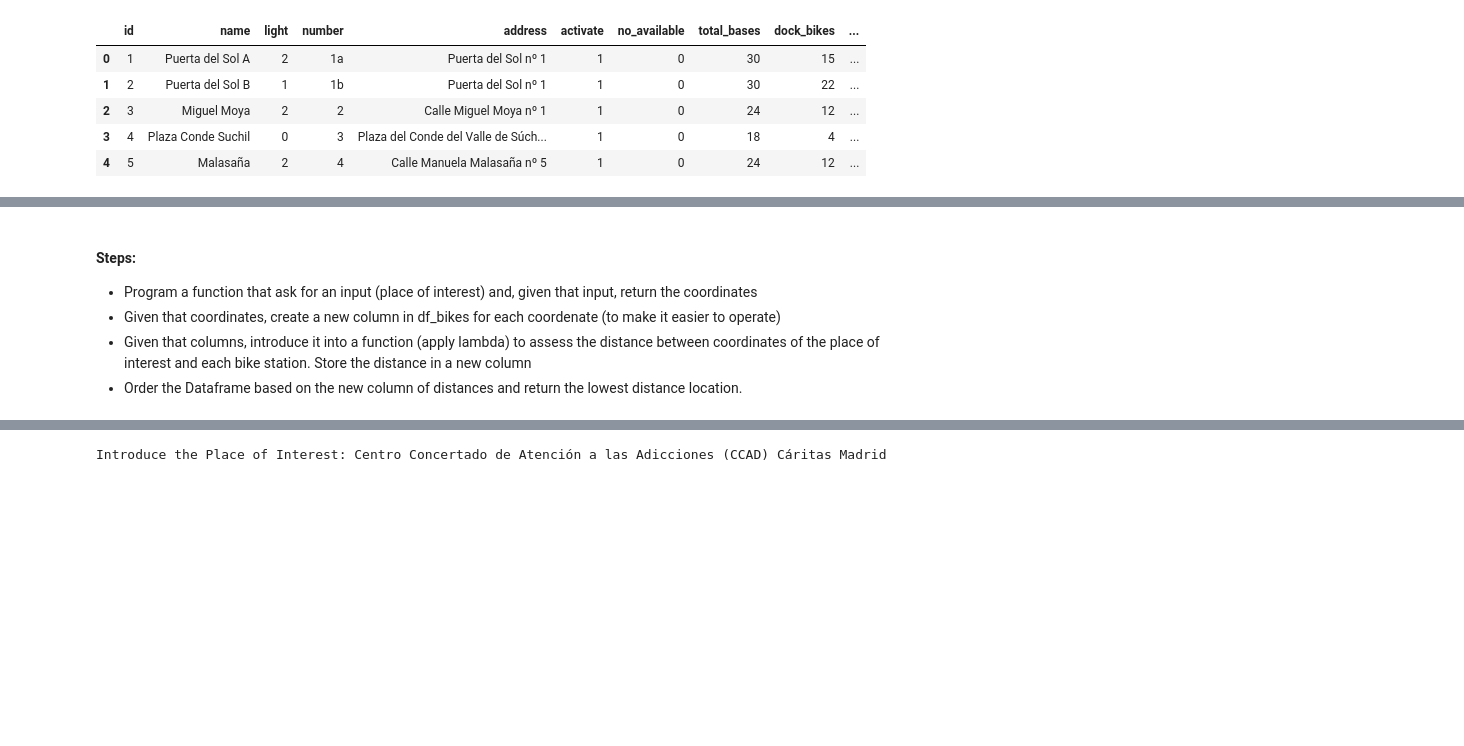
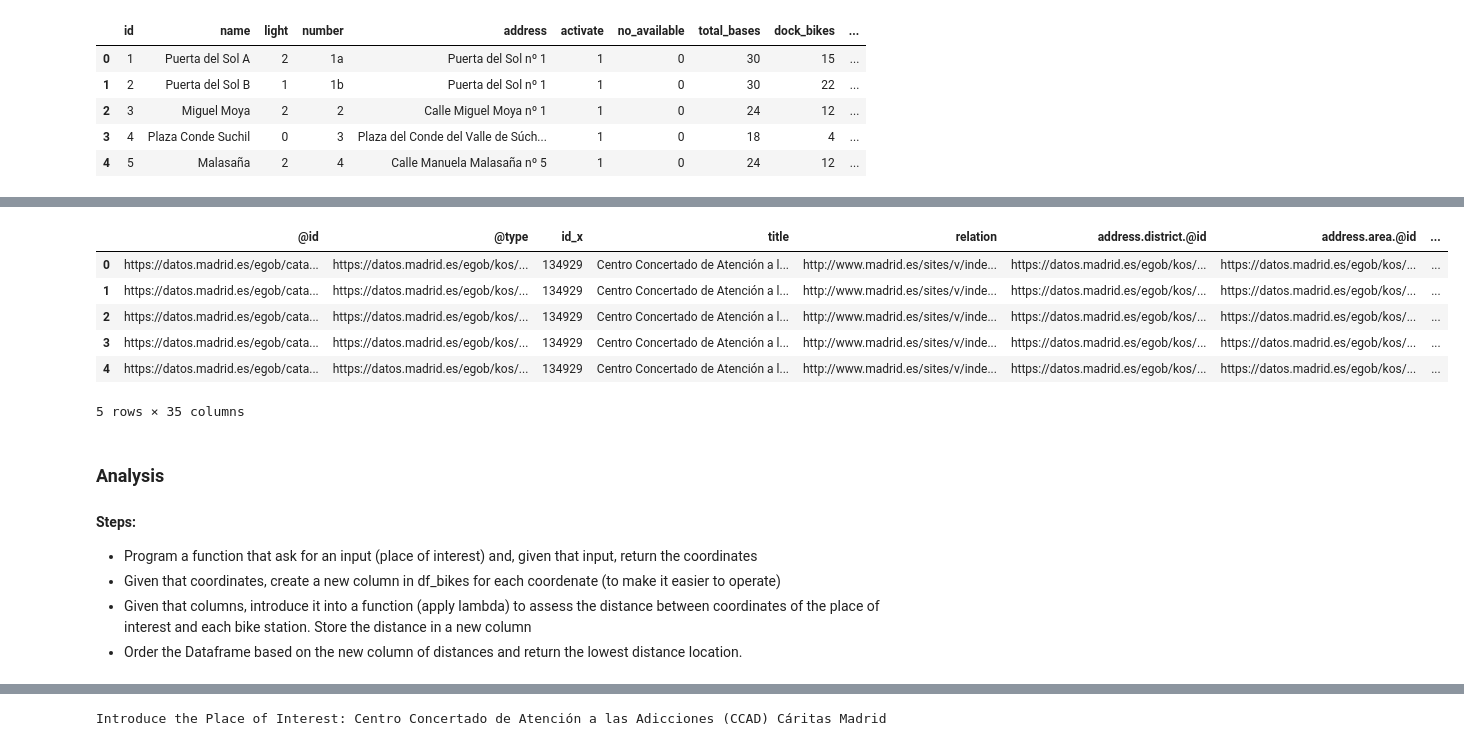
Before and after one commit to GNavarro-DA/ih_datamadpt1121_project_m1, a Jupyter notebook: notebooks/notebook_project1.ipynb, the cells around one changed output, grey strips where cells are left out. Cells and saved outputs as stored; diff of their text form; code cells hidden in the pictures; blank space fills up the shorter version.

```diff
--- a/notebooks/notebook_project1.ipynb
+++ b/notebooks/notebook_project1.ipynb
@@ -94,3 +94,16 @@ df_bikes.head()
 | 2 | 3 | Miguel Moya | 2 | 2 | Calle Miguel Moya nº 1 | 1 | 0 | 24 | 12 | ... |
 | 3 | 4 | Plaza Conde Suchil | 0 | 3 | Plaza del Conde del Valle de Súch... | 1 | 0 | 18 | 4 | ... |
 | 4 | 5 | Malasaña | 2 | 4 | Calle Manuela Malasaña nº 5 | 1 | 0 | 24 | 12 | ... |
+# %%
+#Transform coordinates to useful data before the calculations. Use this formula in each dataframe and create new columns
+
+def to_mercator(lat, long):
+    # transform latitude/longitude data in degrees to pseudo-mercator coordinates in metres
+    c = gpd.GeoSeries([Point(lat, long)], crs=4326)
+    c = c.to_crs(3857)
+    return c
+# %%
+%%time
+
+df_places['location_place'] = df_places.apply(lambda x: to_mercator(x['location.latitude'], x['location.longitude']),axis=1)
+df_bikes['location_bikes'] = df_bikes.apply(lambda x: to_mercator(x['Latitude'], x['Longitude']),axis=1)
@@ -97,4 +131,17 @@ df_bikes.head()
+# %%
+df_places_bikes = df_places.assign(key=0).merge(df_bikes.assign(key=0), how='left', on='key')
+df_places_bikes.head()
+# %% [output]
+|  | @id | @type | id_x | title | relation | address.district.@id | address.area.@id | ... |
+| 0 | https://datos.madrid.es/egob/cata... | https://datos.madrid.es/egob/kos/... | 134929 | Centro Concertado de Atención a l... | http://www.madrid.es/sites/v/inde... | https://datos.madrid.es/egob/kos/... | https://datos.madrid.es/egob/kos/... | ... |
+| 1 | https://datos.madrid.es/egob/cata... | https://datos.madrid.es/egob/kos/... | 134929 | Centro Concertado de Atención a l... | http://www.madrid.es/sites/v/inde... | https://datos.madrid.es/egob/kos/... | https://datos.madrid.es/egob/kos/... | ... |
+| 2 | https://datos.madrid.es/egob/cata... | https://datos.madrid.es/egob/kos/... | 134929 | Centro Concertado de Atención a l... | http://www.madrid.es/sites/v/inde... | https://datos.madrid.es/egob/kos/... | https://datos.madrid.es/egob/kos/... | ... |
+| 3 | https://datos.madrid.es/egob/cata... | https://datos.madrid.es/egob/kos/... | 134929 | Centro Concertado de Atención a l... | http://www.madrid.es/sites/v/inde... | https://datos.madrid.es/egob/kos/... | https://datos.madrid.es/egob/kos/... | ... |
+| 4 | https://datos.madrid.es/egob/cata... | https://datos.madrid.es/egob/kos/... | 134929 | Centro Concertado de Atención a l... | http://www.madrid.es/sites/v/inde... | https://datos.madrid.es/egob/kos/... | https://datos.madrid.es/egob/kos/... | ... |
+5 rows × 35 columns
 # %% [markdown]
+### Analysis
+
 #### Steps:
 * Program a function that ask for an input (place of interest) and, given that input, return the coordinates
 * Given that coordinates, create a new column in df_bikes for each coordenate (to make it easier to operate)
```
Also changed, not shown: parts of 17 cells of this notebook, 1 other file.
